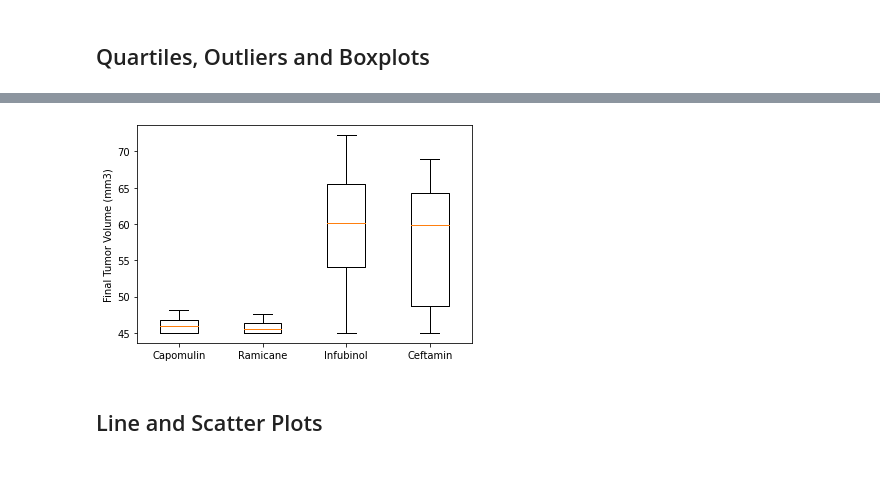
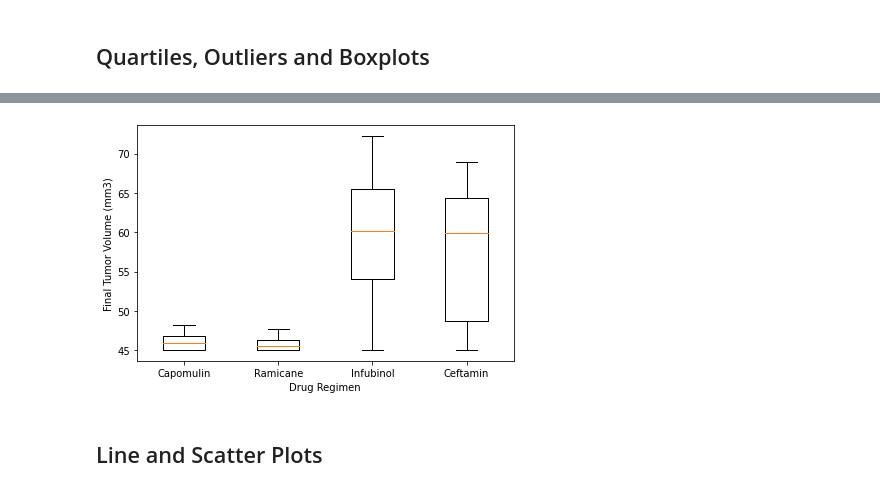
Before and after one commit to jennifermarie6sl/matplotlib-challenge, a Jupyter notebook: matplotlib-challenge/pymaceuticals_starter.ipynb, the cells around one changed output, grey strips where cells are left out. Saved outputs shown, nothing was run; the diff lists cells and outputs as text; code cells hidden in the pictures.

```diff
--- a/matplotlib-challenge/pymaceuticals_starter.ipynb
+++ b/matplotlib-challenge/pymaceuticals_starter.ipynb
@@ -300,13 +287,6 @@ plt.show()
 # Capomulin, Ramicane, Infubinol, and Ceftamin
 # Start by getting the last (greatest) timepoint for each mouse
 # Merge this group df with the original dataframe to get the tumor volume at the last timepoint
-
-# drug_reg_final_vol= merge_df[["Mouse ID", "Drug Regimen", "Timepoint","Tumor Volume (mm3)"]].groupby(["Mouse ID", "Timepoint"]).max()
-# drug_reg_final_vol
-# drug_reg_final_vol = drug_reg_final_vol.reset_index()
-# drug_reg_final_vol
-
-
-
-# Last_vol = drug_reg_final_vol.loc[drug_reg_list, :]
-# Last_vol
+drug_reg_final_vol= merge_df[["Mouse ID", "Drug Regimen", "Timepoint","Tumor Volume (mm3)"]].groupby(["Drug Regimen", "Mouse ID"]).max(["Mouse ID", "Timepoint"])
+drug_reg_final_vol = drug_reg_final_vol.reset_index()
+drug_reg_final_vol
@@ -313,4 +306,0 @@ plt.show()
-# %%
-drug_reg_final_vol= merge_df[["Mouse ID", "Drug Regimen", "Timepoint","Tumor Volume (mm3)"]].groupby(["Mouse ID", "Timepoint"])
-drug_reg_final_vol= drug_reg_final_vol(["Mouse ID", "Timepoint"]).max()
-drug_reg_final_vol
@@ -486,12 +345,13 @@ Values above 49.37251379999999 could be outliers.
 # %%
 # Generate a box plot of the final tumor volume of each mouse across four regimens of interest
-
 outliers = dict(markerfacecolor='blue',markersize=20)
 plt.boxplot(tumor_vol_list,labels= drug_reg_list,flierprops=outliers)
+plt.xlabel('Drug Regimen')
 plt.ylabel('Final Tumor Volume (mm3)')
+plt.tight_layout()
 plt.show()
 # %% [output]
-[figure, old version]
+[figure, new version]
 # %% [markdown]
 ## Line and Scatter Plots
 # %%
```
Also changed, not shown: parts of 10 cells of this notebook.
